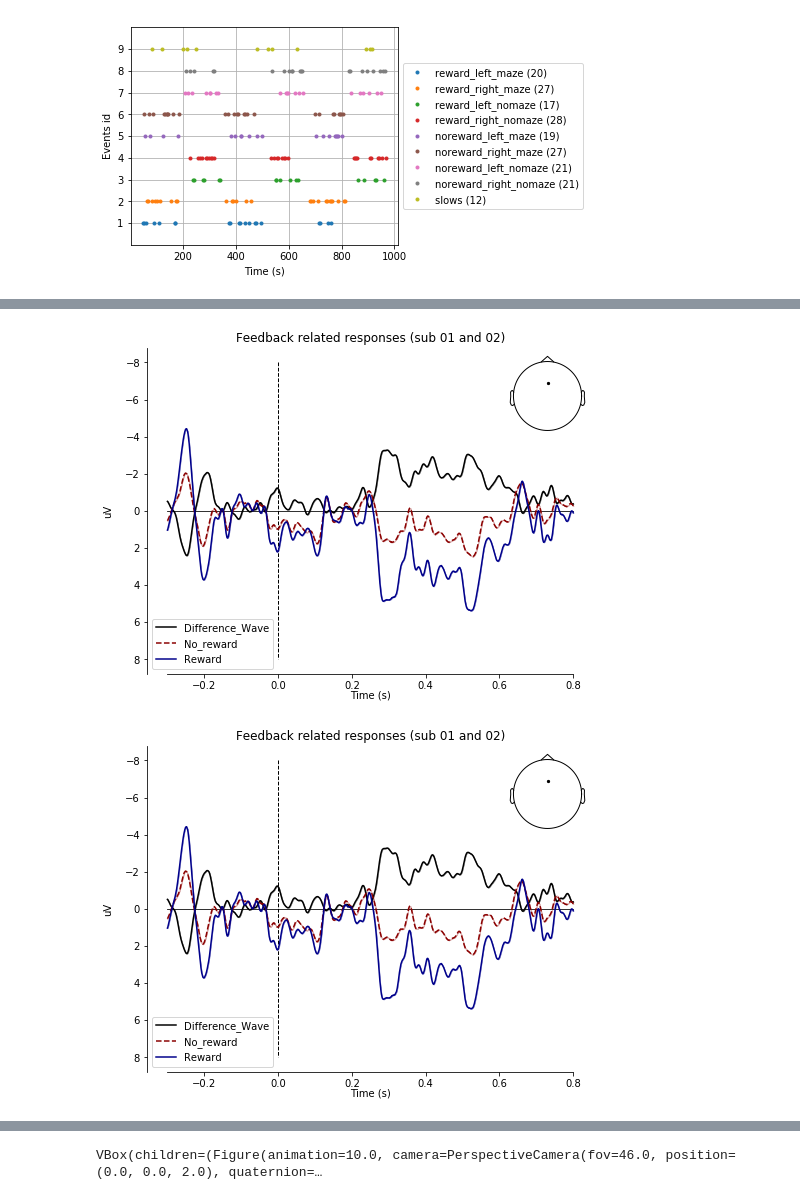
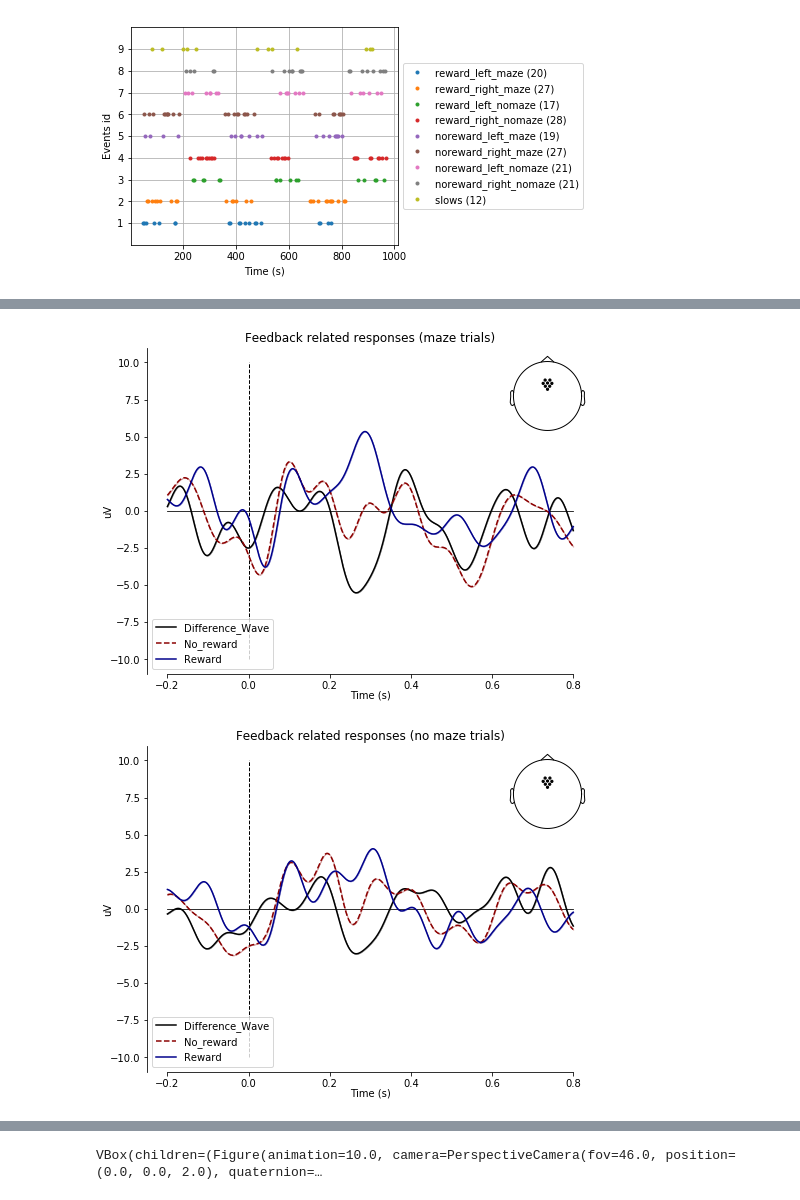
Before and after one commit to MalteGueth/EEG_fMRI_tmaze, a Jupyter notebook: preprocessing/03_EEG_segmentation_and_averaging.ipynb, the cells around one changed output, grey strips where cells are left out. Saved outputs shown, nothing was run; the diff lists cells and outputs as text; code cells hidden in the pictures.

```diff
--- a/preprocessing/03_EEG_segmentation_and_averaging.ipynb
+++ b/preprocessing/03_EEG_segmentation_and_averaging.ipynb
@@ -61,10 +65,17 @@ array([[ 49166,      0,      1],
 # %%
 %%capture
 # Load the raw data for the first and second sub into memory
-file1 = './raw/pilot01_tmaze_ICA_corr-raw.fif'
-file2 = './raw/pilot02_tmaze_ICA_corr-raw.fif'
+file1 = './raw/tmaze01_ica-raw.fif'
+file2 = './raw/tmaze02_ica-raw.fif'
+file2 = './raw/tmaze03_ica-raw.fif'
+
 raw1 = mne.io.read_raw_fif(file1, preload=True)
 raw2 = mne.io.read_raw_fif(file2, preload=True)
+raw3 = mne.io.read_raw_fif(file3, preload=True)
+
+raw1.filter(1,20)
+raw2.filter(1,20)
+raw3.filter(1,20)
 # %%
 # Just to check on the distribution, plot the event IDs across time
 mne.viz.plot_events(events1, raw1.info['sfreq'], raw1.first_samp,
@@ -76,8 +86,8 @@ plt.close()
 %%capture
 # Perform a segmentation based on the events and event_ids on both
 
-tmin, tmax = -0.3, 0.8
-baseline = -0.3, -0.1
+tmin, tmax = -0.2, 0.8
+baseline = -0.2, -0.1
 
 epochs1 = mne.Epochs(raw1, events=events1, event_id=event_id,
                      picks=None, tmin=tmin, tmax=tmax,
@@ -86,4 +96,8 @@ epochs1 = mne.Epochs(raw1, events=events1, event_id=event_id,
 epochs2 = mne.Epochs(raw2, events=events2, event_id=event_id,
                      picks=None, tmin=tmin, tmax=tmax,
                      preload=True, baseline=baseline)
+
+epochs3 = mne.Epochs(raw3, events=events2, event_id=event_id,
+                     picks=None, tmin=tmin, tmax=tmax,
+                     preload=True, baseline=baseline)
 # %%
@@ -144,28 +161,36 @@ right.data = pool2
 # %%
 difference_feedback = mne.combine_evoked((reward,noreward),[-1,1])
-difference_alleys = mne.combine_evoked((left,right),[-1,1])
+difference_feedback_nomaze = mne.combine_evoked((reward_nomaze,noreward_nomaze),[-1,1])
 # %%
-ch_name = 'E15'
-picks = reward.ch_names.index(ch_name)
+FCz = [14, 21, 13, 15, 6, 7, 5, 22]
 
 colors = dict(Reward = 'darkblue', No_reward = 'darkred',
               Difference_Wave = 'black')
 
-evoked_dict = {'Reward': reward, 'No_reward': noreward,
+maze_dict = {'Reward': reward, 'No_reward': noreward,
                'Difference_Wave': difference_feedback}
+nomaze_dict = {'Reward': reward_nomaze, 'No_reward': noreward_nomaze,
+               'Difference_Wave': difference_feedback_nomaze}
 
 linestyles = dict(Reward = '-', No_reward = '--',
                   Difference_Wave = '-')
 
-ylim = dict(eeg=[-8,8])
+ylim = dict(eeg=[-10,10])
 
-mne.viz.plot_compare_evokeds(evoked_dict, picks=picks,
+mne.viz.plot_compare_evokeds(maze_dict, picks=FCz,
                              truncate_yaxis=False, truncate_xaxis=False,
                              colors=colors, linestyles=linestyles,
-                             invert_y=True, ylim = ylim,
-                             title='Feedback related responses (sub 01 and 02)',
-                             show_sensors=True)
+                             invert_y=False, ylim = ylim,
+                             title='Feedback related responses (maze trials)',
+                             show_sensors=True, ci=.9);
+
+mne.viz.plot_compare_evokeds(nomaze_dict, picks=FCz,
+                             truncate_yaxis=False, truncate_xaxis=False,
+                             colors=colors, linestyles=linestyles,
+                             invert_y=False, ylim = ylim,
+                             title='Feedback related responses (no maze trials)',
+                             show_sensors=True, ci=.9);
 # %% [output]
-[figure, old version]
+[figure, new version]
-[figure, old version]
+[figure, new version]
 # %%
```
Also changed, not shown: parts of 7 cells of this notebook.
